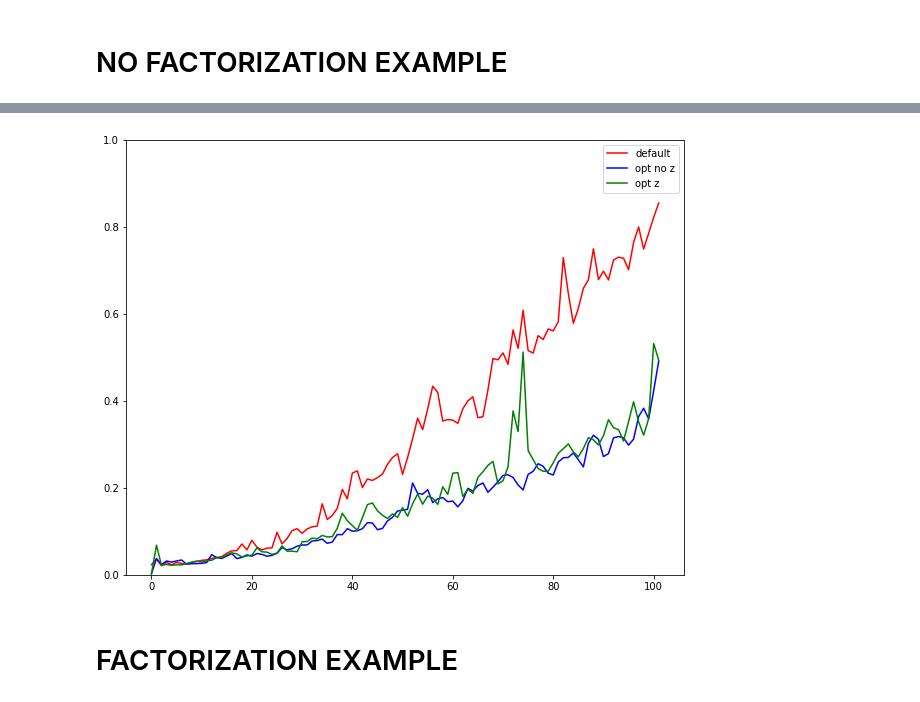
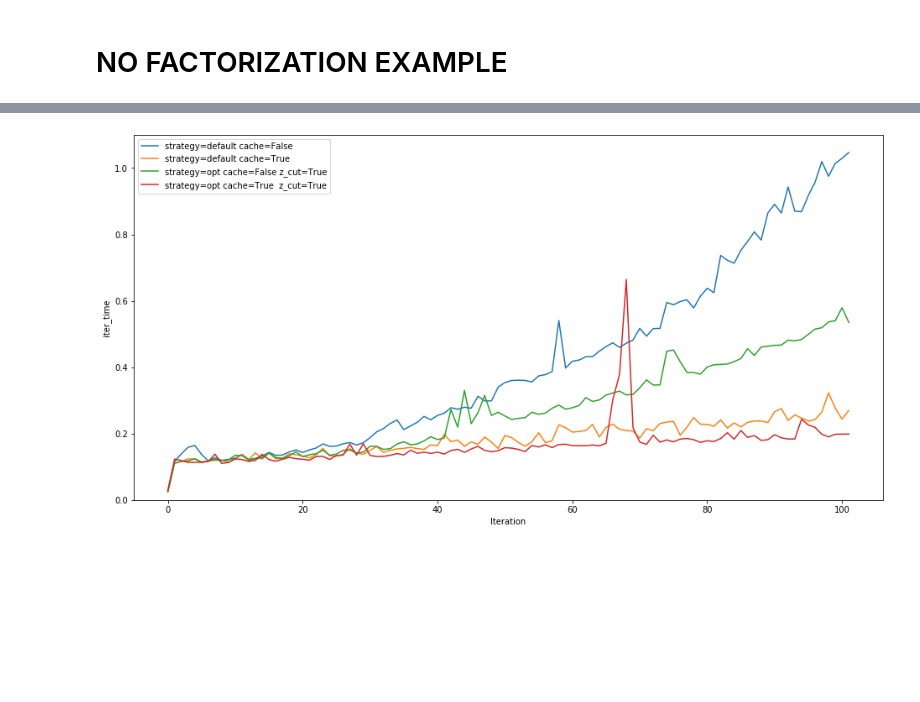
Before and after one commit to AIDEmeProject/PythonMiddleware, a Jupyter notebook: example.ipynb, the cells around one changed output, grey strips where cells are left out. Cells and saved outputs as stored; diff of their text form; code cells hidden in the pictures; blank space fills up the shorter version.

Commit message:
Added rounding cache

```diff
--- a/example.ipynb
+++ b/example.ipynb
@@ -128,0 +112,26 @@ df_opt_z = df
+# %%
+SEED = [1]
+params = {
+    'warmup': 100,
+    'thin': 100,
+    'n_samples': 16,
+    'jitter': 1e-12,
+}
+
+learners = {
+    'strategy=default cache=False':              KernelQueryByCommittee(strategy='default', rounding_cache=False, **params),
+    'strategy=default cache=True':               KernelQueryByCommittee(strategy='default', rounding_cache=True,  **params),
+    #'strategy=opt cache=False z_cut=False':      KernelQueryByCommittee(strategy='opt',     rounding_cache=False, z_cut=False, **params),
+    'strategy=opt cache=False z_cut=True':       KernelQueryByCommittee(strategy='opt',     rounding_cache=False, z_cut=True,  **params),
+    #'strategy=opt cache=True  z_cut=False':       KernelQueryByCommittee(strategy='opt',     rounding_cache=True,  z_cut=False, **params),
+    'strategy=opt cache=True  z_cut=True':        KernelQueryByCommittee(strategy='opt',     rounding_cache=True,  z_cut=True,  **params),
+}
+
+dfs = {}
+for label, learner in learners.items():
+    try:
+        print('start:', label)
+        metrics = explore.run(X, labeled_set, learner, repeat=REPEAT, seeds=SEED)
+        dfs[label] = pd.DataFrame.from_dict({i: metric for i, metric in enumerate(metrics[0])}, orient='index')
+    except:
+        print('Error at task: {}'.format(label))
@@ -129,15 +185,18 @@ df_opt_z = df
 # %%
 m = 'iter_time' # fscore, iter_time
-mask = ~df_default[m].isnull()
-idx = df_default.index[mask]
-plt.figure(figsize=(10, 8))
-plt.plot(idx, df_default[m].loc[mask], c='r', label='default')
-plt.plot(idx, df_opt_noz[m].loc[mask], c='b', label='opt no z')
-plt.plot(idx, df_opt_z[m].loc[mask], c='g', label='opt z')
-plt.ylim([0, 1])
+
+mask = ~dfs['strategy=default cache=False'][m].isnull()
+idx = dfs['strategy=default cache=False'].index[mask]
+
+plt.figure(figsize=(16, 8))
+
+for label, df in dfs.items():
+    plt.plot(idx, df[m].loc[mask], label=label)
+
+plt.ylim([0, 1.1])
+plt.ylabel(m)
+plt.xlabel('Iteration')
 plt.legend(loc='best')
 plt.show()
 # %% [output]
-[figure, old version]
+[figure, new version]
-# %% [markdown]
-# FACTORIZATION EXAMPLE
```
Also changed, not shown: parts of 7 cells of this notebook, 5 other files.
